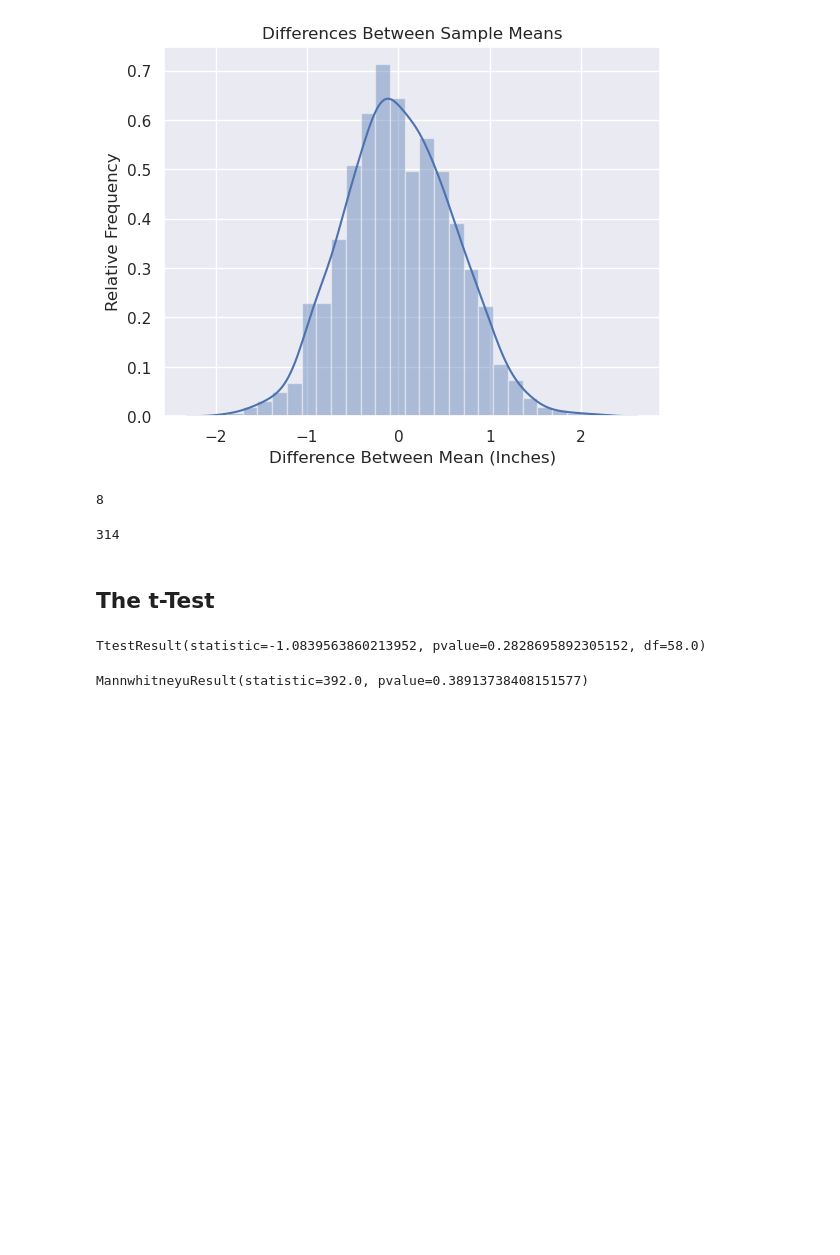
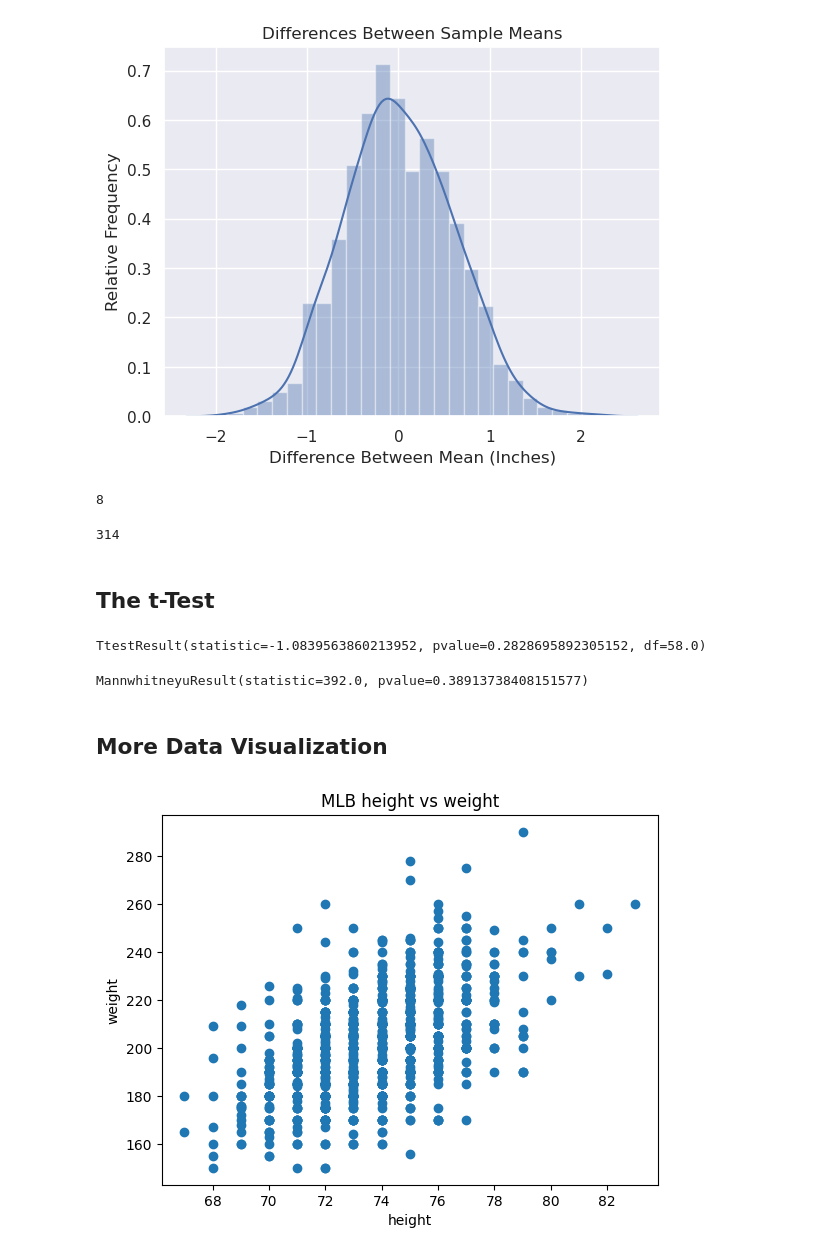
Before and after one commit to brieng314/DiveIntoDS, a Jupyter notebook: dive_into_DS_GroupComparison.ipynb, the cells around one changed output. Cells and saved outputs as stored; diff of their text form; code cells hidden in the pictures; blank space fills up the shorter version.

```diff
--- a/dive_into_DS_GroupComparison.ipynb
+++ b/dive_into_DS_GroupComparison.ipynb
@@ -111,3 +123,13 @@ TtestResult(statistic=-1.0839563860213952, pvalue=0.2828695892305152, df=58.0)
 scipy.stats.mannwhitneyu(sample1['height'],sample2['height'])
 # %% [output]
 MannwhitneyuResult(statistic=392.0, pvalue=0.38913738408151577)
+# %% [markdown]
+## More Data Visualization
+# %%
+plt.scatter(mlb['height'],mlb['weight'])
+plt.xlabel('height')
+plt.ylabel('weight')
+plt.title('MLB height vs weight')
+plt.show()
+# %% [output]
+[figure, added]
```
Also changed, not shown: parts of 9 cells of this notebook.
